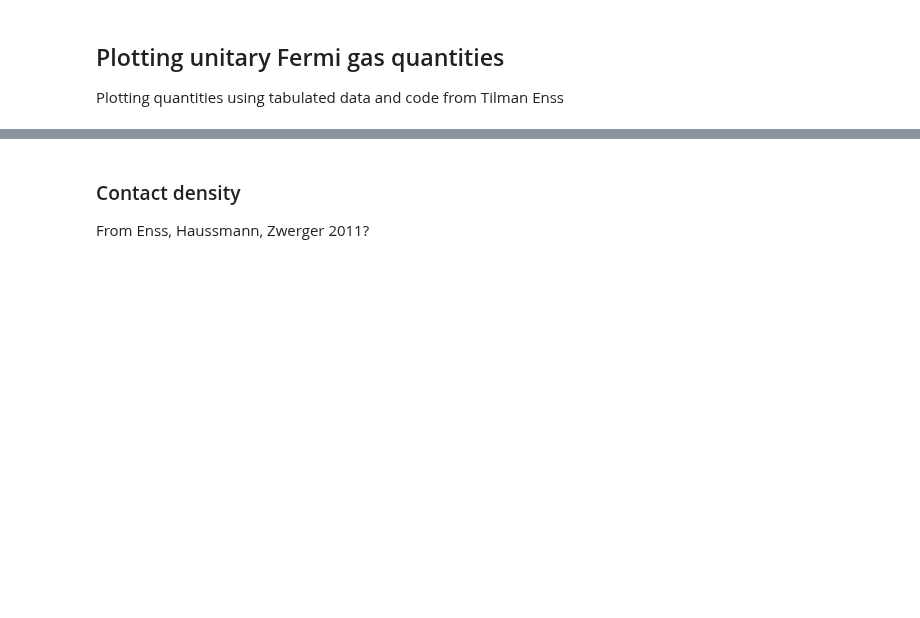
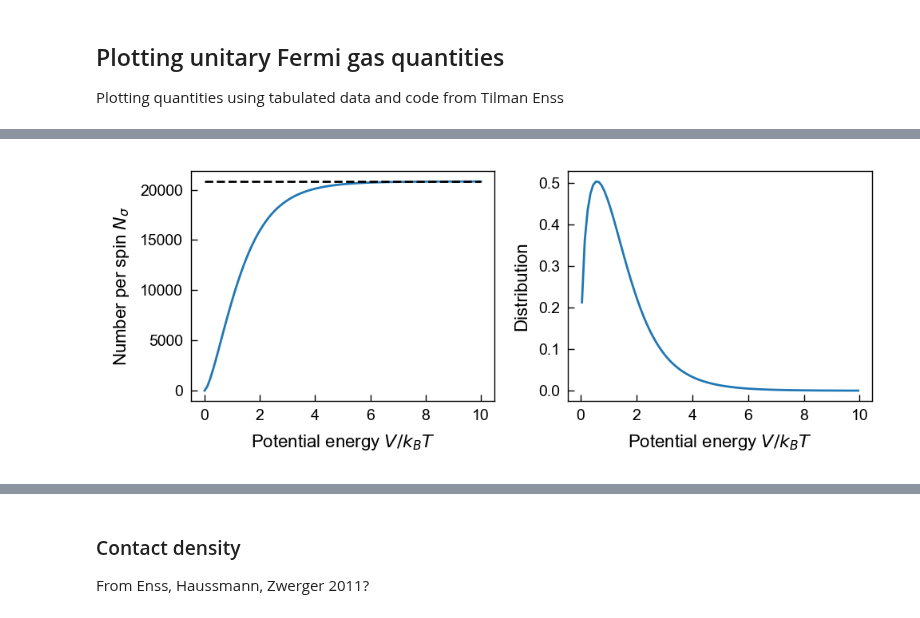
Before and after one commit to colinjdale/ChiPyLab, a Jupyter notebook: examples/plot_unitary_fermi_gas.ipynb, the cells around one changed output, grey strips where cells are left out. Cells and saved outputs as stored; diff of their text form; code cells hidden in the pictures; blank space fills up the shorter version.

```diff
--- a/examples/plot_unitary_fermi_gas.ipynb
+++ b/examples/plot_unitary_fermi_gas.ipynb
@@ -10,0 +16,8 @@ sys.path.append(str(Path(os.getcwd()).parent))
+# %%
+from amo.unitary_fermi_gas import TrappedUnitaryGas
+
+ToTF = 0.3
+EF = 15e3
+barnu = 300
+
+TUG = TrappedUnitaryGas(ToTF, EF, barnu, verbose=True)
@@ -10,0 +28,90 @@ sys.path.append(str(Path(os.getcwd()).parent))
+# %%
+from amo.unitary_fermi_gas import number_per_spin, tau_inv, betagamma
+
+num = 100
+Vmax = 10*TUG.T
+Vs_cdf = np.linspace(0, Vmax, num)
+
+Ns_cdf = np.array([number_per_spin(TUG.betamutrap, TUG.betabaromega,
+                                  v_max=V/TUG.T) for V in Vs_cdf])
+
+Vs_pdf = Vs_cdf[:-1] + np.diff(Vs_cdf)/2  # Mid points
+Ns_pdf = np.diff(Ns_cdf)
+norm = np.trapz(Ns_pdf, dx=Vmax/num/TUG.T)
+Ns_pdf /= norm
+
+xlabel = r'Potential energy $V/k_BT$'
+ylabel = r'Number per spin $N_\sigma$'
+
+fig, axs = plt.subplots(1,2, figsize=(5,2))
+# fig.suptitle("CDF of atoms in a trapped unitary Fermi gas", fontsize=8)
+
+ax = axs[0]
+ax.set(xlabel=xlabel, ylabel=ylabel)
+ax.plot(Vs_cdf/TUG.T, Ns_cdf)
+ax.hlines(TUG.Ns, 0, Vmax/TUG.T, linestyle='--', color='k')
+
+ylabel = r'Distribution'
+
+ax = axs[1]
+ax.set(xlabel=xlabel, ylabel=ylabel)
+ax.plot(Vs_pdf/TUG.T, Ns_pdf)
+# ax.vlines(TUG.Ns, 0, Vmax/EF, linestyle='--', color='k')
+
+fig.tight_layout()
+
+plt.show()
+
+### Fugacity
+z_pdf = np.exp(TUG.betamutrap - Vs_pdf/TUG.T)
+z_jacobian = 1/z+pdf
+
+fig, axs = plt.subplots(1,2, figsize=(5,2))
+# fig.suptitle("CDF of atoms in a trapped unitary Fermi gas", fontsize=8)
+
+xlabel = r'Chemical Potential $\beta\mu$'
+ylabel = r'Distribution'
+
+ax = axs[0]
+ax.set(xlabel=xlabel, ylabel=ylabel)
+ax.plot(TUG.betamutrap - Vs_pdf/TUG.T, Ns_pdf)
+# ax.vlines(TUG.Ns, 0, Vmax/EF, linestyle='--', color='k')
+
+xlabel = r'Fugacity $z=e^{\beta\mu}$'
+ax = axs[1]
+ax.set(xlabel=xlabel, ylabel=ylabel)#, xscale='log')
+ax.plot(z_pdf, Ns_pdf * z_jacobian)
+
+fig.tight_layout()
+
+plt.show()
+
+
+### gamma
+gamma_pdf = betagamma(z_pdf)
+gamma_jacobian = 1/0.0892  # Ignoring quadratic term.
+
+fig, axs = plt.subplots(1,2, figsize=(5,2))
+
+xlabel = r'Viscous scattering rate $\beta\gamma$'
+ylabel = r'Distribution'
+
+ax = axs[0]
+ax.set(xlabel=xlabel, ylabel=ylabel)
+ax.plot(gamma_pdf, Ns_pdf * z_jacobian * gamma_jacobian)
+# ax.vlines(TUG.Ns, 0, Vmax/EF, linestyle='--', color='k')
+
+### tau
+tau_pdf = 1/gamma_pdf
+tau_jacobian = lambda tau: 1/tau**2
+
+xlabel = r'Viscous scattering time $\tau/\beta$'
+ax = axs[1]
+ax.set(xlabel=xlabel, ylabel=ylabel)#, xscale='log')
+ax.plot(tau_pdf, Ns_pdf * z_jacobian * gamma_jacobian * tau_jacobian(tau_pdf))
+
+fig.tight_layout()
+
+plt.show()
+# %% [output]
+[figure, added]
```
Also changed, not shown: parts of 12 cells of this notebook, 4 other files.
